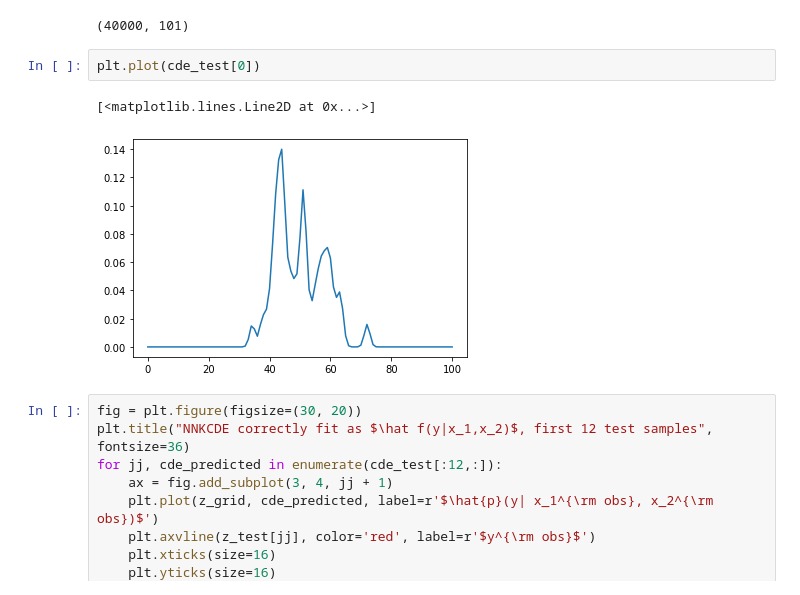
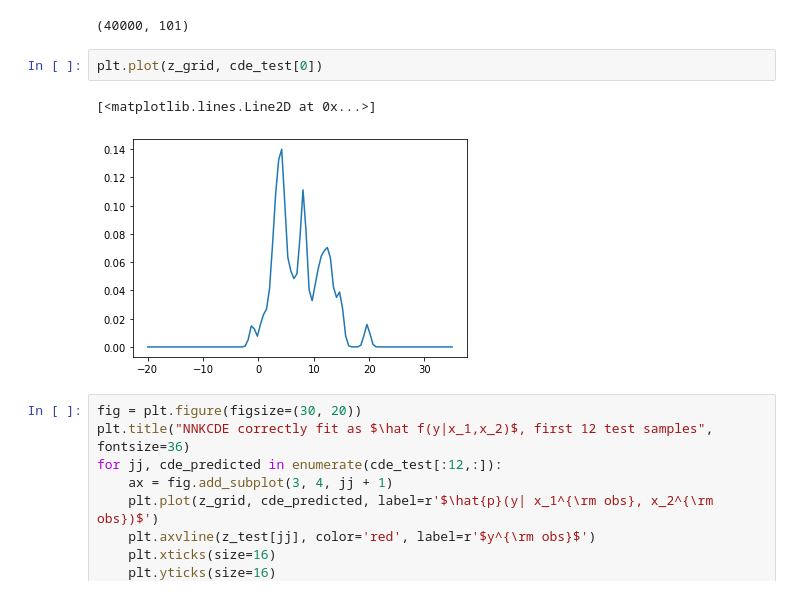
Before and after one commit to zhao-david/CDE-diagnostics, a Jupyter notebook: toy_example_1_v1.ipynb, the cells around one changed output. Saved outputs shown, nothing was run; the diff lists cells and outputs as text.

```diff
--- a/toy_example_1_v1.ipynb
+++ b/toy_example_1_v1.ipynb
@@ -119,10 +119,10 @@ cde_test.shape
 # %% [output]
 (40000, 101)
 # %%
-plt.plot(cde_test[0])
+plt.plot(z_grid, cde_test[0])
 # %% [output]
 [<matplotlib.lines.Line2D at 0x...>]
-[figure, old version]
+[figure, new version]
 # %%
 fig = plt.figure(figsize=(30, 20))
 plt.title("NNKCDE correctly fit as $\hat f(y|x_1,x_2)$, first 12 test samples", fontsize=36)
```
